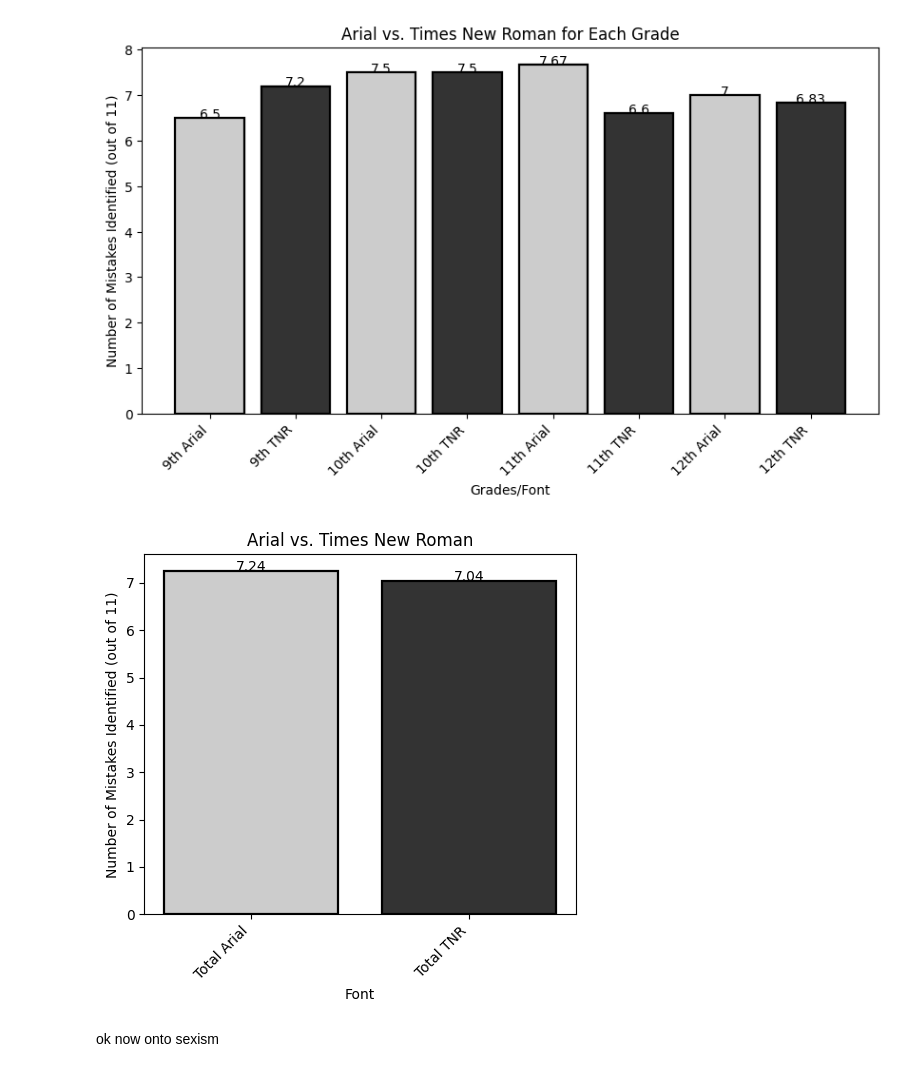
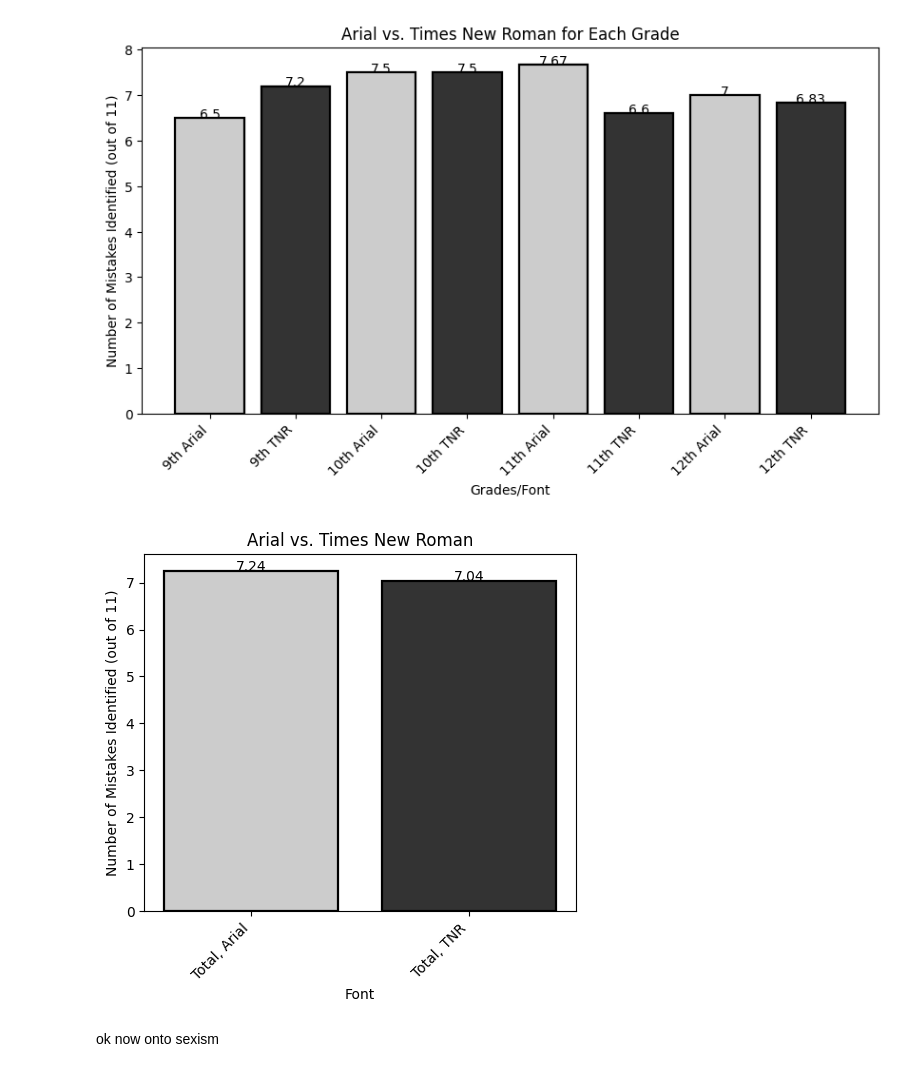
Before and after one commit to Thv1364/temporarything, a Jupyter notebook: stuff.ipynb, the cells around one changed output. Cells and saved outputs as stored; diff of their text form; code cells hidden in the pictures.

```diff
--- a/stuff.ipynb
+++ b/stuff.ipynb
@@ -34,34 +34,34 @@ plt.show()
 # %%
 import matplotlib.pyplot as plt
 import numpy as np
 
 # Sample data
-categories = ['Total Arial', 'Total TNR']
+categories = ['Total, Arial', 'Total, TNR']
 values = [7.24, 7.04]
 
 bar_colors=[(0.8,0.8,0.8), (0.2,0.2,0.2)]*((len(categories)//2))
 
 plt.figure(figsize=(5, 5))
 def add_labels(x, y):
     for i in range(len(x)):
         plt.text(i, y[i], y[i],ha='center')
 # Create the bar graph
 plt.bar(categories, values,color=bar_colors,edgecolor='black', linewidth=1.6)
 #colors = ['skyblue', 'lightcoral'] * (len(categories) // 2)
 
 
 # Add labels and title
 plt.xlabel('Font')
 plt.ylabel('Number of Mistakes Identified (out of 11)')
 plt.title('Arial vs. Times New Roman')
 plt.xticks(rotation=45, ha='right') # Rotate labels by 45 degrees and align to the right
 plt.tight_layout()
 add_labels(categories, values)
 # Display the plot
 plt.savefig('figure4.png', dpi=3000)
 plt.show()
 # %% [output]
-[figure, old version]
+[figure, new version]
 # %% [markdown]
 ok now onto sexism
 # %%
```
Also changed, not shown: parts of 1 cell of this notebook, 2 other files.
